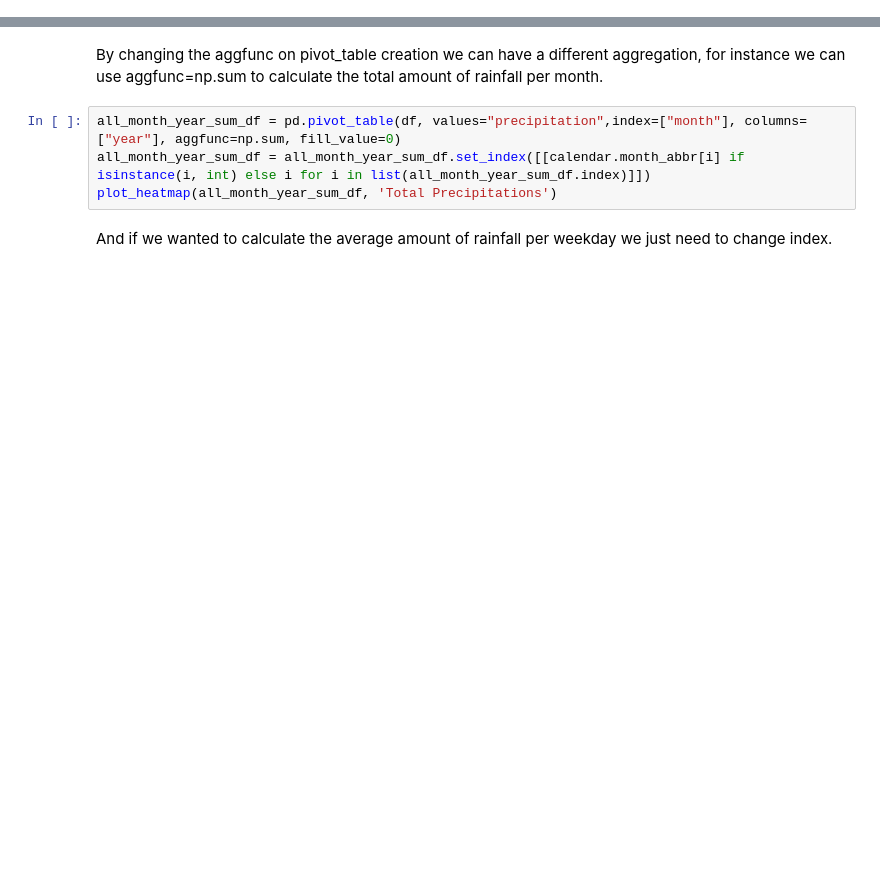
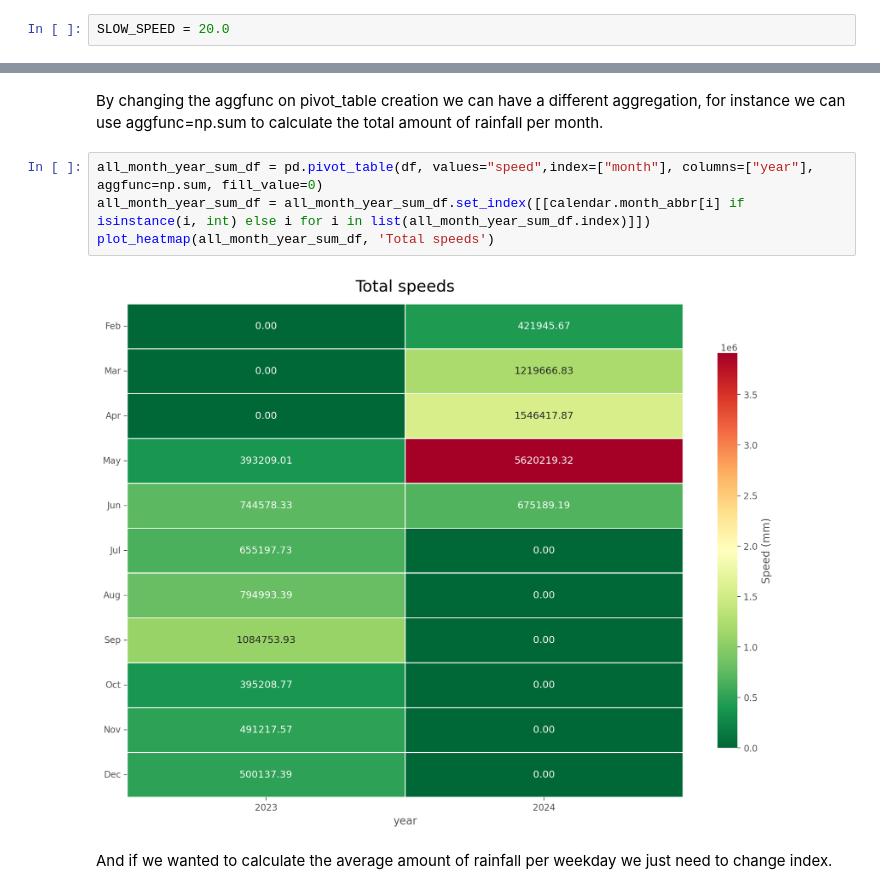
Before and after one commit to cachatj/RZR-Rider-Profile-Dashboard, a Jupyter notebook: EDA on Meteo Data.ipynb, the cells around one changed output, grey strips where cells are left out. Drawn from its saved outputs; the diff is of its cells as text; blank space fills up the shorter version.

```diff
--- a/EDA on Meteo Data.ipynb
+++ b/EDA on Meteo Data.ipynb
@@ -70 +92,3 @@ MIN_PRECIPITATION_MM_DRY = 1.0
+# %%
+SLOW_SPEED = 20.0
 # %%
@@ -124,9 +171,11 @@ plot_heatmap(all_month_year_df, 'Average Precipitations')
 # %% [markdown]
 By changing the aggfunc on pivot_table creation we can have a different aggregation, for instance we can use aggfunc=np.sum to calculate the total amount of rainfall per month.
 # %%
-all_month_year_sum_df = pd.pivot_table(df, values="precipitation",index=["month"], columns=["year"], aggfunc=np.sum, fill_value=0)
+all_month_year_sum_df = pd.pivot_table(df, values="speed",index=["month"], columns=["year"], aggfunc=np.sum, fill_value=0)
 all_month_year_sum_df = all_month_year_sum_df.set_index([[calendar.month_abbr[i] if isinstance(i, int) else i for i in list(all_month_year_sum_df.index)]])
-plot_heatmap(all_month_year_sum_df, 'Total Precipitations')
+plot_heatmap(all_month_year_sum_df, 'Total speeds')
+# %% [output]
+[figure, added]
 # %% [markdown]
 And if we wanted to calculate the average amount of rainfall per weekday we just need to change index.
 # %%
```
Also changed, not shown: parts of 32 cells of this notebook, 8 other files.
